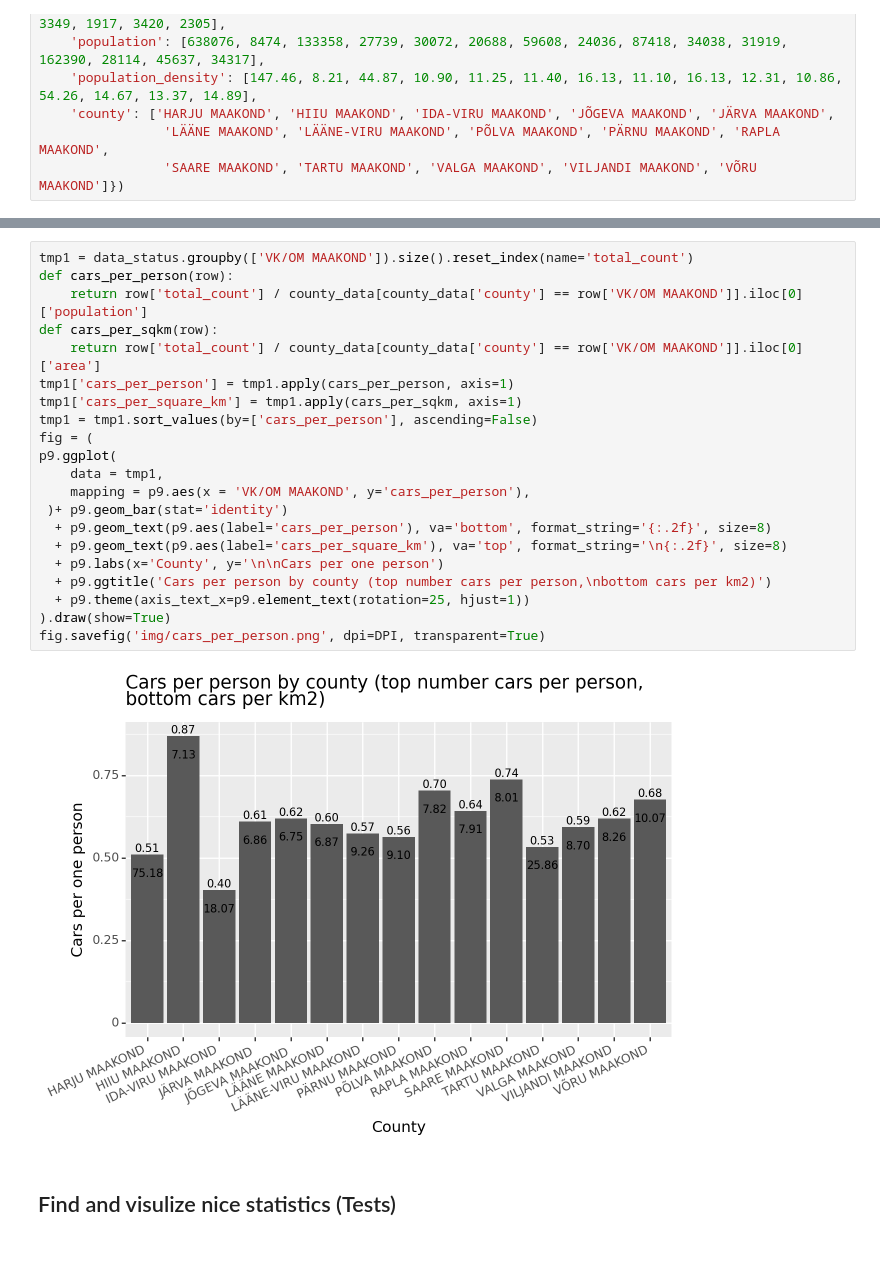
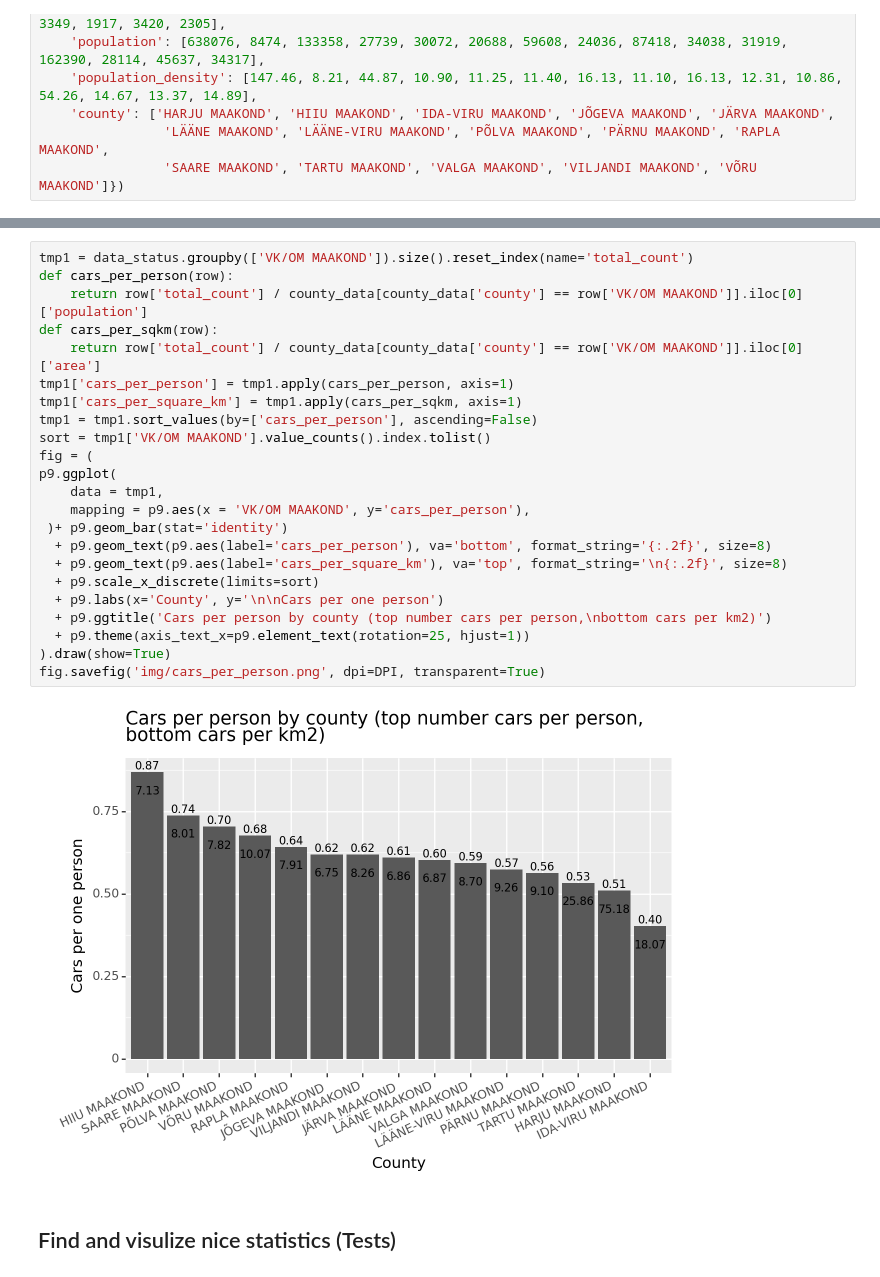
Before and after one commit to GregorSomething/IDS-Vehicle-Analysis, a Jupyter notebook: data_thing.ipynb, the cells around one changed output, grey strips where cells are left out. Saved outputs shown, nothing was run; the diff lists cells and outputs as text.

```diff
--- a/data_thing.ipynb
+++ b/data_thing.ipynb
@@ -198,26 +208,28 @@ fig.savefig('img/mark_based_on_county.png', dpi=DPI, transparent=True)
 # %%
 tmp1 = data_status.groupby(['VK/OM MAAKOND']).size().reset_index(name='total_count')
 def cars_per_person(row):
     return row['total_count'] / county_data[county_data['county'] == row['VK/OM MAAKOND']].iloc[0]['population']
 def cars_per_sqkm(row):
     return row['total_count'] / county_data[county_data['county'] == row['VK/OM MAAKOND']].iloc[0]['area']
 tmp1['cars_per_person'] = tmp1.apply(cars_per_person, axis=1)
 tmp1['cars_per_square_km'] = tmp1.apply(cars_per_sqkm, axis=1)
 tmp1 = tmp1.sort_values(by=['cars_per_person'], ascending=False)
+sort = tmp1['VK/OM MAAKOND'].value_counts().index.tolist()
 fig = (
 p9.ggplot(
     data = tmp1,
     mapping = p9.aes(x = 'VK/OM MAAKOND', y='cars_per_person'),
  )+ p9.geom_bar(stat='identity')
   + p9.geom_text(p9.aes(label='cars_per_person'), va='bottom', format_string='{:.2f}', size=8)
   + p9.geom_text(p9.aes(label='cars_per_square_km'), va='top', format_string='\n{:.2f}', size=8)
+  + p9.scale_x_discrete(limits=sort)
   + p9.labs(x='County', y='\n\nCars per one person')
   + p9.ggtitle('Cars per person by county (top number cars per person,\nbottom cars per km2)')
   + p9.theme(axis_text_x=p9.element_text(rotation=25, hjust=1))
 ).draw(show=True)
 fig.savefig('img/cars_per_person.png', dpi=DPI, transparent=True)
 # %% [output]
-[figure, old version]
+[figure, new version]
 # %% [markdown]
 ## Find and visulize nice statistics (Tests)
 # %%
```
Also changed, not shown: parts of 4 cells of this notebook, 5 other files.
